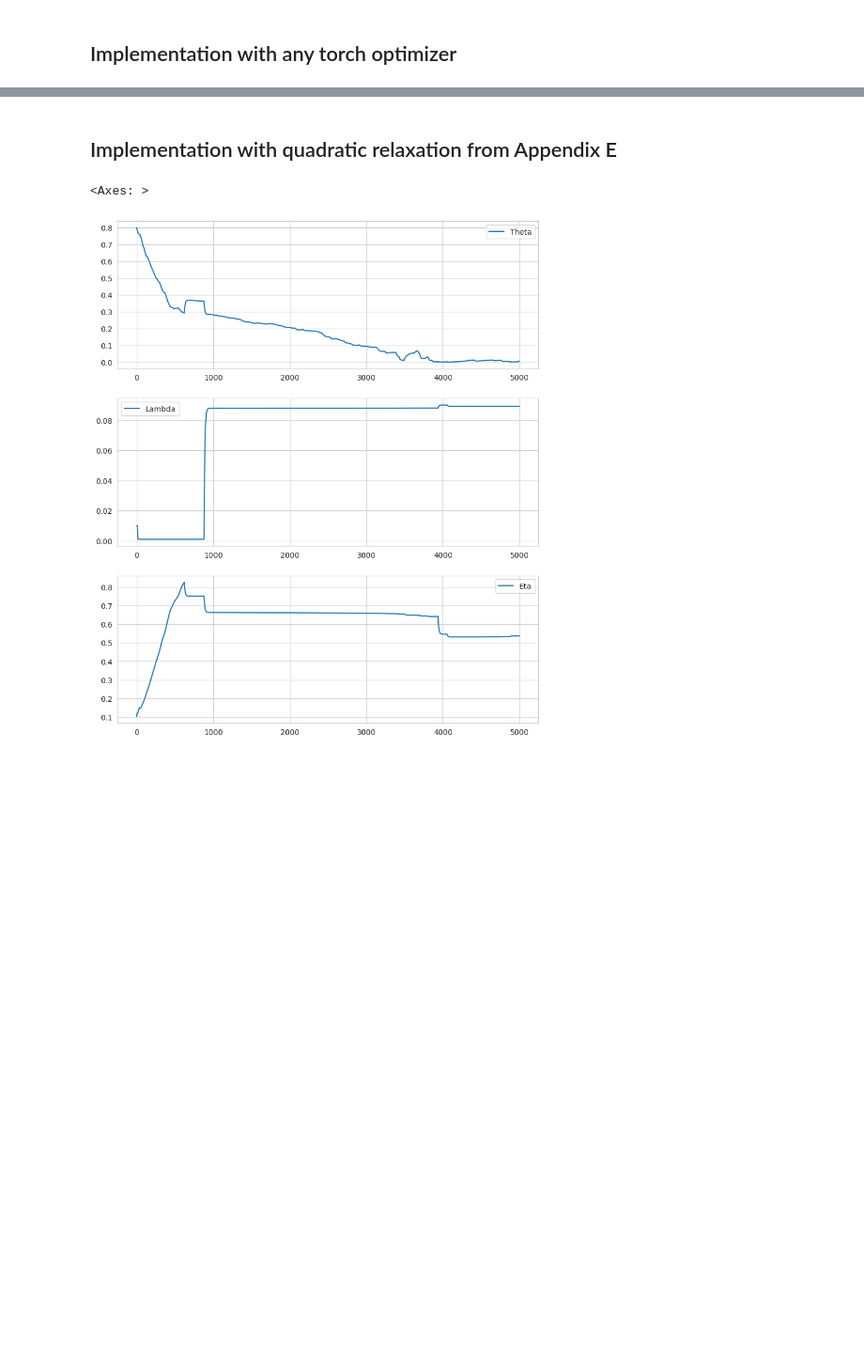
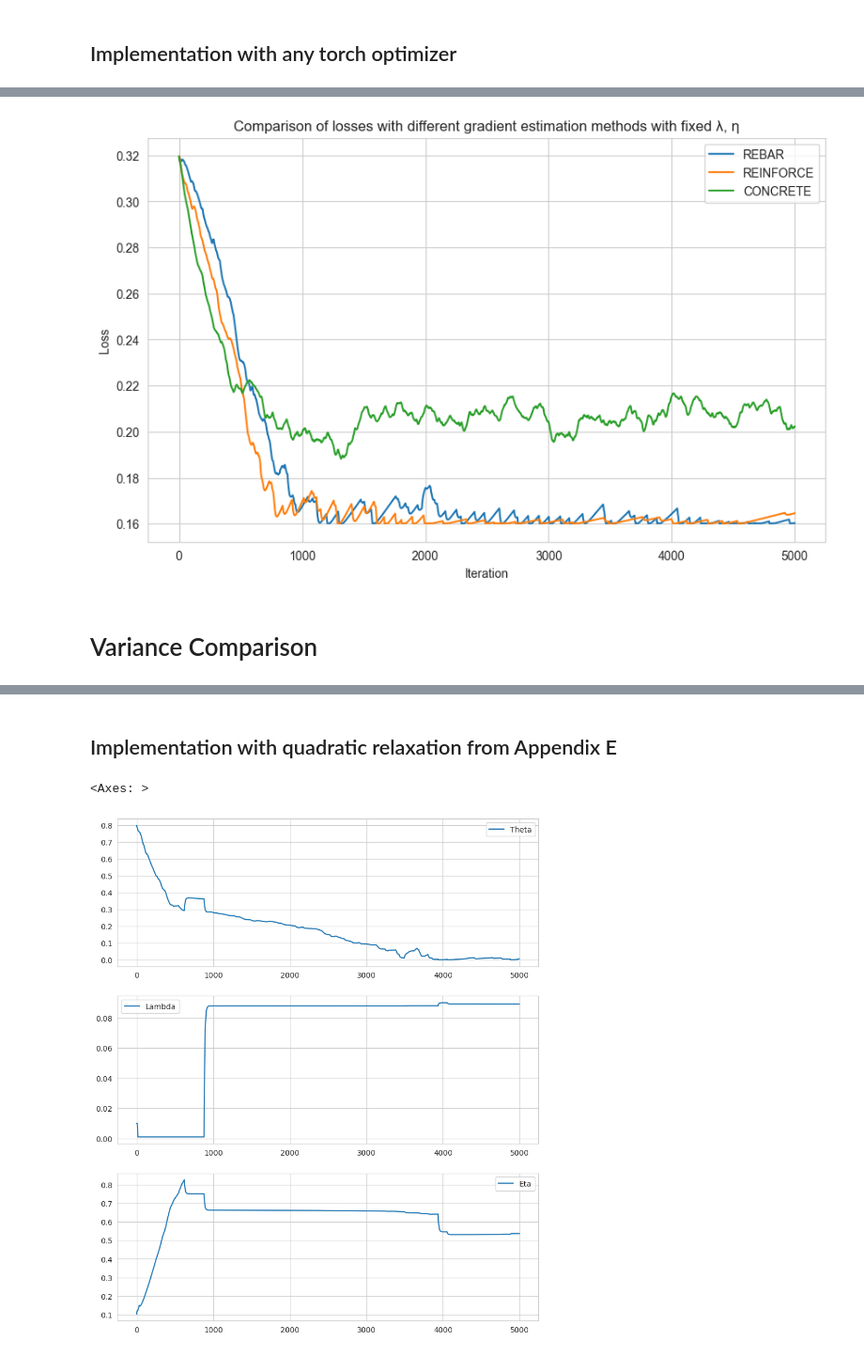
Before and after one commit to ZetrextJG/REBAR-PyTorch, a Jupyter notebook: toy_example.ipynb, the cells around one changed output, grey strips where cells are left out. Shown: that part at 94% size. Cells and saved outputs as stored; diff of their text form; code cells hidden in the pictures; blank space fills up the shorter version.

```diff
--- a/toy_example.ipynb
+++ b/toy_example.ipynb
@@ -218,0 +386,19 @@ sns.lineplot(x=range(len(etas)), y=etas, label="Eta", ax=axs[2])
+# %%
+plt.figure(figsize=(10, 6))
+
+sns.lineplot(data=losses_rebar, label='REBAR')
+sns.lineplot(data=losses_reinforce, label='REINFORCE')
+sns.lineplot(data=losses_concrete, label='CONCRETE')
+
+plt.legend()
+# plt.title('Comparison of losses with different gradient estimation methods with learnable λ, η')
+plt.title('Comparison of losses with different gradient estimation methods with fixed λ, η')
+plt.xlabel('Iteration')
+plt.ylabel('Loss')
+# plt.savefig('toy_learnable_comparison.png')
+plt.savefig('toy_fixed_comparison.png')
+plt.show()
+# %% [output]
+[figure, added]
+# %% [markdown]
+# Variance Comparison
```
Also changed, not shown: parts of 12 cells of this notebook.
